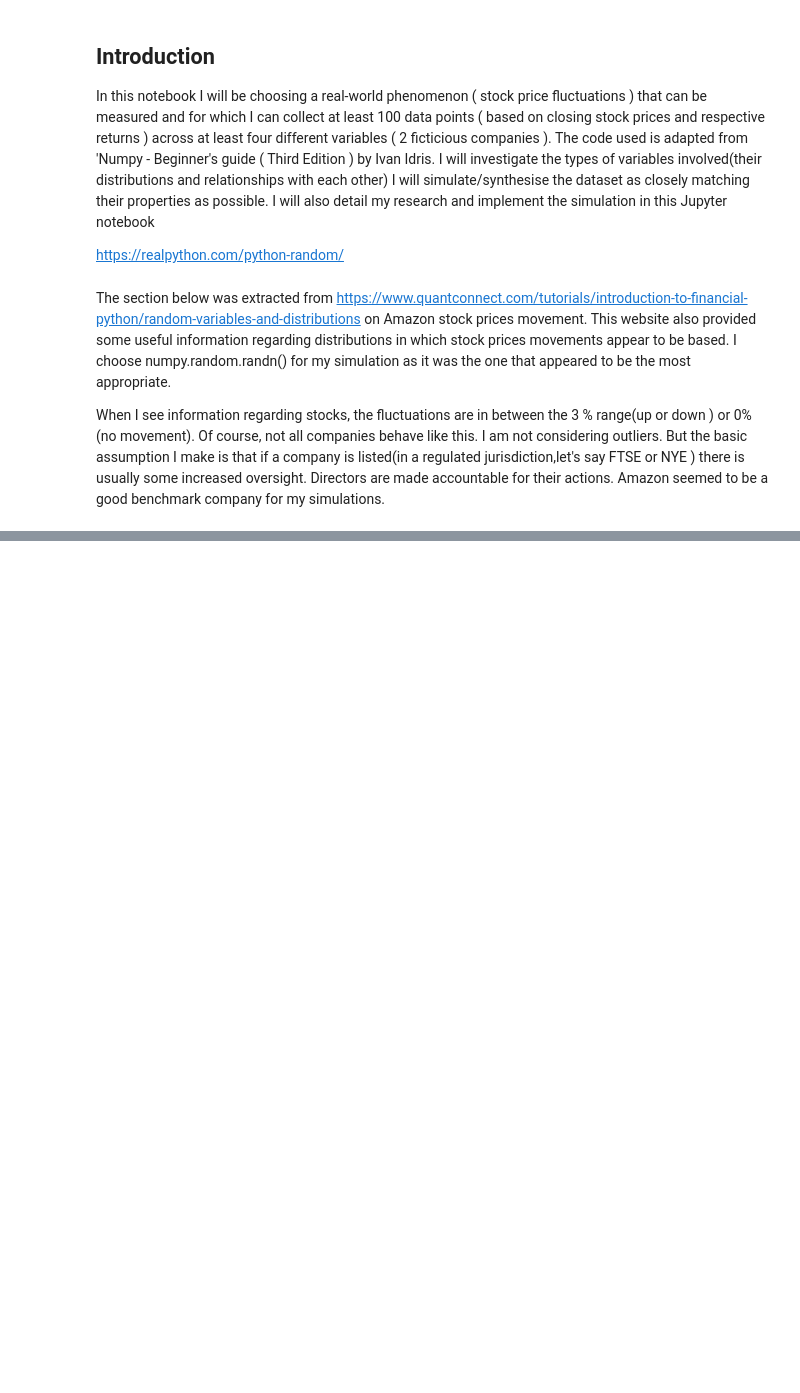
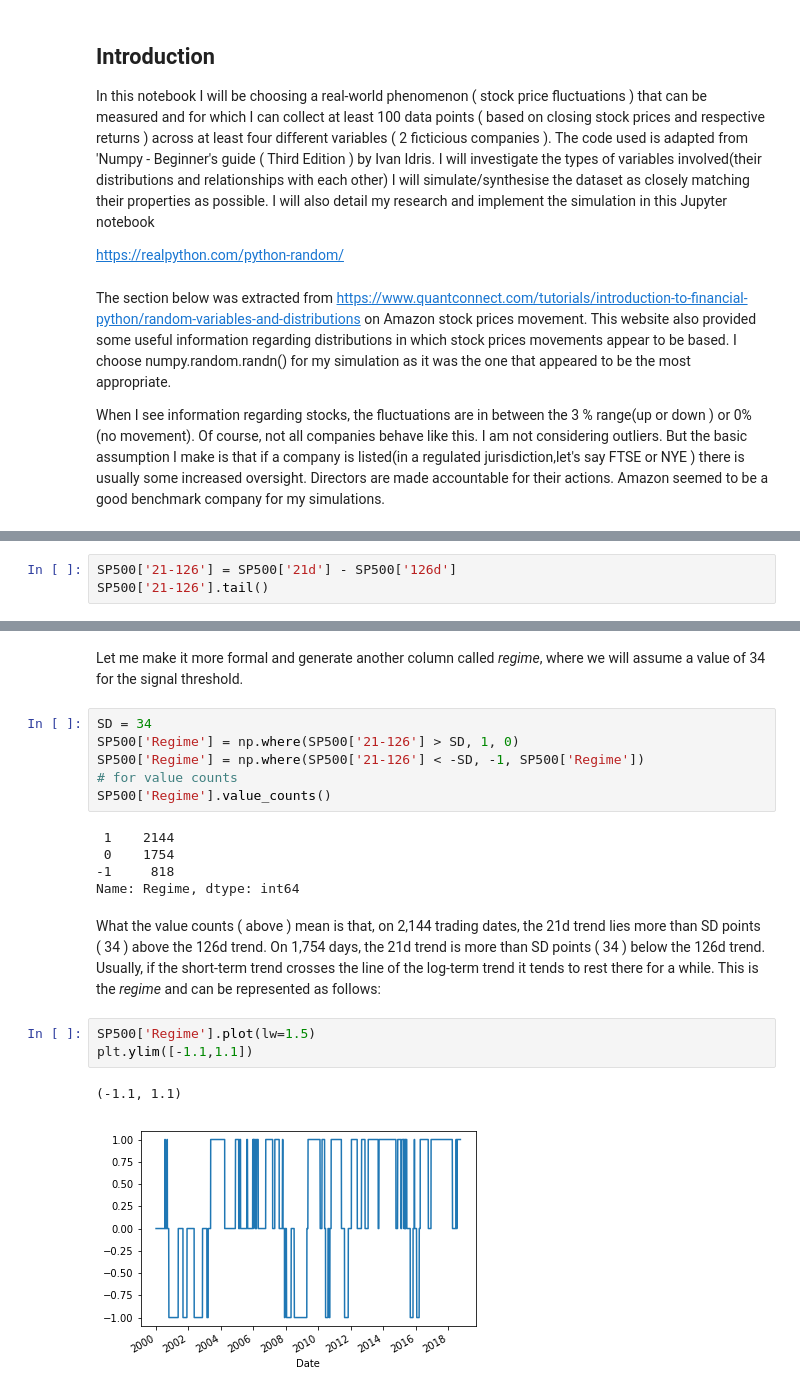
Before and after one commit to MarcoMen-Temp/Programming-Project, a Jupyter notebook: Programming.ipynb, the cells around one changed output, grey strips where cells are left out. Cells and saved outputs as stored; diff of their text form; blank space fills up the shorter version.

```diff
--- a/Programming.ipynb
+++ b/Programming.ipynb
@@ -309,0 +116,3 @@ plt.show()
+# %%
+SP500['21-126'] = SP500['21d'] - SP500['126d']
+SP500['21-126'].tail()
@@ -309,0 +149,21 @@ plt.show()
+# %% [markdown]
+Let me make it more formal and generate another column called *regime*, where we will assume a value of 34 for the signal threshold.
+# %%
+SD = 34
+SP500['Regime'] = np.where(SP500['21-126'] > SD, 1, 0)
+SP500['Regime'] = np.where(SP500['21-126'] < -SD, -1, SP500['Regime'])
+# for value counts
+SP500['Regime'].value_counts()
+# %% [output]
+ 1    2144
+ 0    1754
+-1     818
+Name: Regime, dtype: int64
+# %% [markdown]
+What the value counts ( above ) mean is that, on 2,144 trading dates, the 21d trend lies more than SD points ( 34 ) above the 126d trend. On 1,754 days, the 21d trend is more than SD points ( 34 ) below the 126d trend. Usually, if the short-term trend crosses the line of the log-term trend it tends to rest there for a while. This is the *regime* and can be represented as follows:
+# %%
+SP500['Regime'].plot(lw=1.5)
+plt.ylim([-1.1,1.1])
+# %% [output]
+(-1.1, 1.1)
+[figure, added]
```
Also changed, not shown: parts of 63 cells of this notebook.
